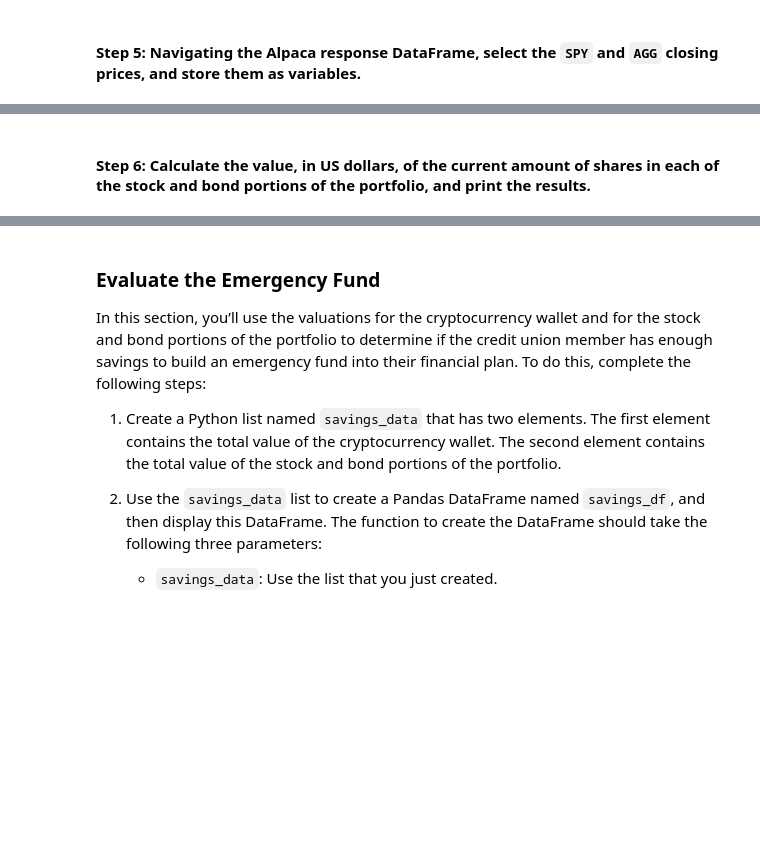
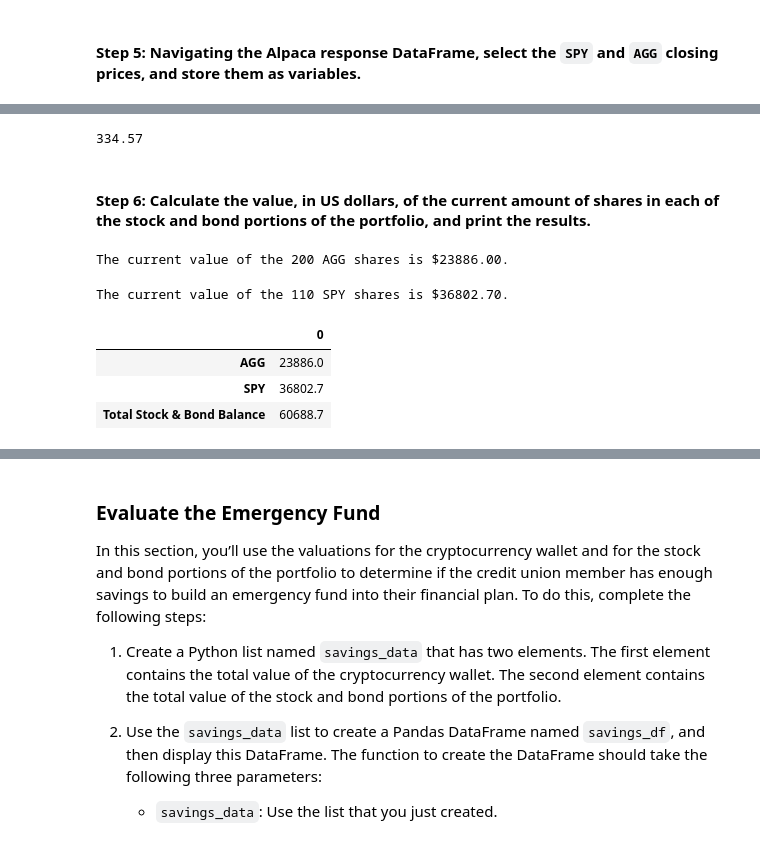
Before and after one commit to Knyazhna/Financial_Analysis_Tools_using_Monte_Carlo_Simulation, a Jupyter notebook: financial_planning_tools.ipynb, the cells around one changed output, grey strips where cells are left out. Saved outputs shown, nothing was run; the diff lists cells and outputs as text; code cells hidden in the pictures; blank space fills up the shorter version.

```diff
--- a/financial_planning_tools.ipynb
+++ b/financial_planning_tools.ipynb
@@ -243,30 +280,46 @@ agg_close_price = # YOUR CODE HERE
 # %%
 # Access the closing price for SPY from the Alpaca DataFrame
 # Converting the value to a floating point number
-spy_close_price = # YOUR CODE HERE
+spy_close_price = float(portfolio_prices_df["SPY"]["close"])
 
 # Print the SPY closing price
-# YOUR CODE HERE
+print(spy_close_price)
+# %% [output]
+334.57
 # %% [markdown]
 #### Step 6: Calculate the value, in US dollars, of the current amount of shares in each of the stock and bond portions of the portfolio, and print the results.
 # %%
 # Calculate the current value of the bond portion of the portfolio
-agg_value = # YOUR CODE HERE
+agg_value = agg_close_price * agg_shares
 
 # Print the current value of the bond portfolio
-# YOUR CODE HERE
+print(f"The current value of the {agg_shares} AGG shares is ${agg_value:0.2f}.")
+# %% [output]
+The current value of the 200 AGG shares is $23886.00.
 # %%
 # Calculate the current value of the stock portion of the portfolio
-spy_value = # YOUR CODE HERE
+spy_value = spy_close_price * spy_shares
 
 # Print the current value of the stock portfolio
-# YOUR CODE HERE
+print(f"The current value of the {spy_shares} SPY shares is ${spy_value:0.2f}.")
+# %% [output]
+The current value of the 110 SPY shares is $36802.70.
 # %%
 # Calculate the total value of the stock and bond portion of the portfolio
-total_stocks_bonds = # YOUR CODE HERE
+total_stocks_bonds = pd.DataFrame({
+    "AGG": [agg_value],
+    "SPY": [spy_value],
+    "Total Stock & Bond Balance": [agg_value+spy_value]
+}).T
+total_stock_bond_balance = agg_value+spy_value
 
 # Print the current balance of the stock and bond portion of the portfolio
-# YOUR CODE HERE
+total_stocks_bonds
+# %% [output]
+|  | 0 |
+| AGG | 23886.0 |
+| SPY | 36802.7 |
+| Total Stock & Bond Balance | 60688.7 |
 # %%
 # Calculate the total value of the member's entire savings portfolio
 # Add the value of the cryptocurrency walled to the value of the total stocks and bonds
```
Also changed, not shown: parts of 18 cells of this notebook.
